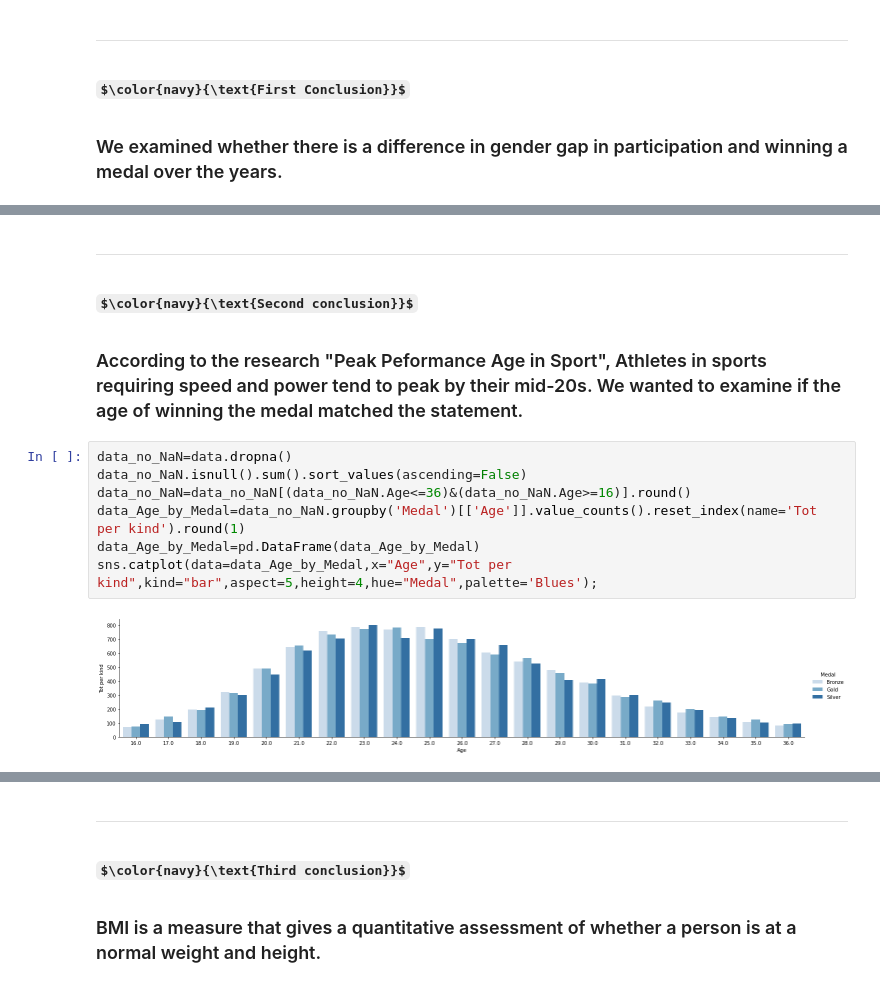
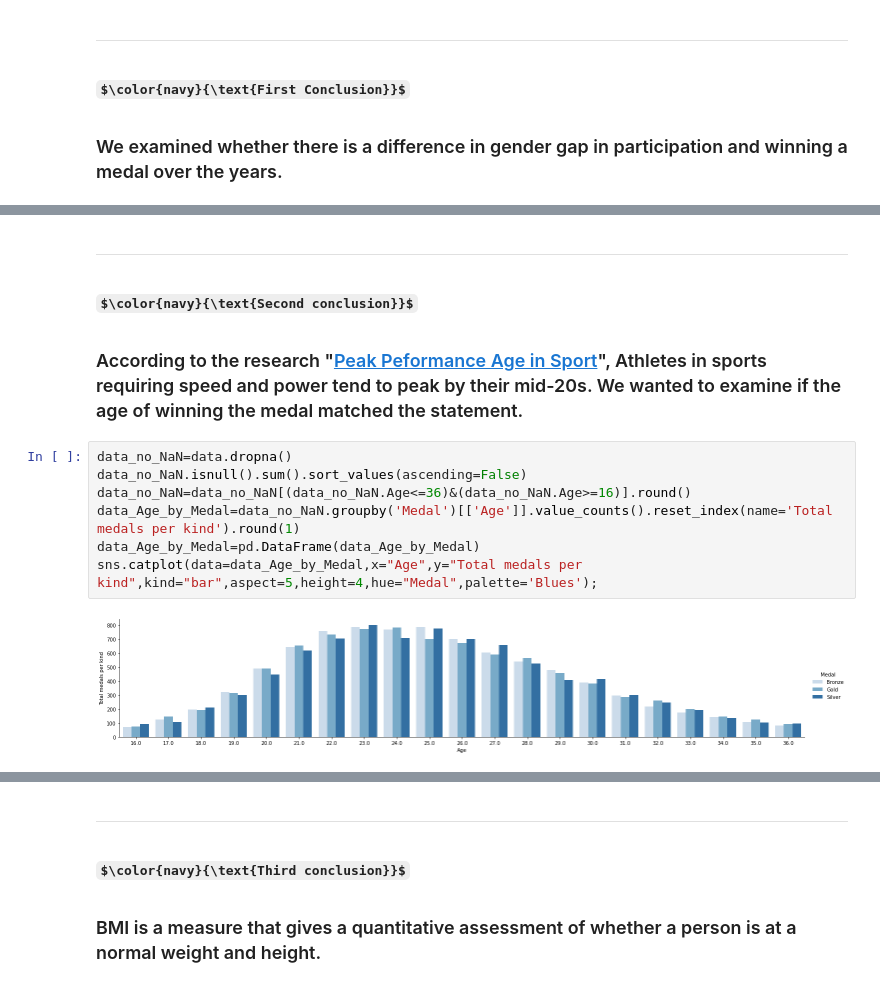
Before and after one commit to AdarSaban/Olympic-Project, a Jupyter notebook: 1.ipynb, the cells around one changed output, grey strips where cells are left out. Cells and saved outputs as stored; diff of their text form; some formulas as TeX source.

```diff
--- a/1.ipynb
+++ b/1.ipynb
@@ -175,16 +186,16 @@ plt.show()
 <a id='section4'></a>
   #  $\color{navy}{\text{Second conclusion}}$
 
-### According to the research "Peak Peformance Age in Sport", Athletes in sports requiring speed and power tend to peak by their mid-20s. We wanted to examine if the age of winning the medal matched the statement.
+### According to the research "[Peak Peformance Age in Sport](#section9)", Athletes in sports requiring speed and power tend to peak by their mid-20s. We wanted to examine if the age of winning the medal matched the statement.
 # %%
 data_no_NaN=data.dropna()
 data_no_NaN.isnull().sum().sort_values(ascending=False)
 data_no_NaN=data_no_NaN[(data_no_NaN.Age<=36)&(data_no_NaN.Age>=16)].round()
-data_Age_by_Medal=data_no_NaN.groupby('Medal')[['Age']].value_counts().reset_index(name='Tot per kind').round(1)
+data_Age_by_Medal=data_no_NaN.groupby('Medal')[['Age']].value_counts().reset_index(name='Total medals per kind').round(1)
 data_Age_by_Medal=pd.DataFrame(data_Age_by_Medal)
-sns.catplot(data=data_Age_by_Medal,x="Age",y="Tot per kind",kind="bar",aspect=5,height=4,hue="Medal",palette='Blues');
+sns.catplot(data=data_Age_by_Medal,x="Age",y="Total medals per kind",kind="bar",aspect=5,height=4,hue="Medal",palette='Blues');
 # %% [output]
-[figure, old version]
+[figure, new version]
 # %% [markdown]
 ### As can be seen from the graph, the winning age that achieve  the most medals is between ages 23-25. The claim match the winning age.
 <center><img src="https://raw.githubusercontent.com/AdarSaban/olypmic_project/b5bd4ec22670af03b5a9bd16edf66680afa0e941/hhfs9tf9mck02d8ilnqq.jpg" alt="centered image" height="200
```
Also changed, not shown: parts of 26 cells of this notebook.
